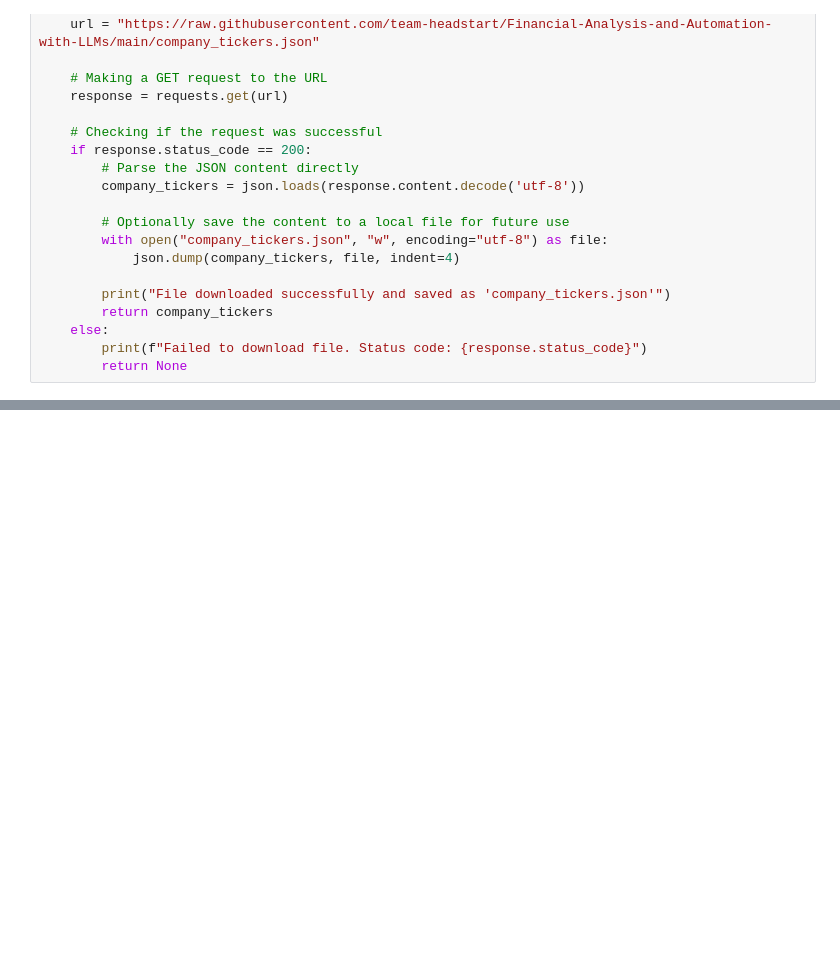
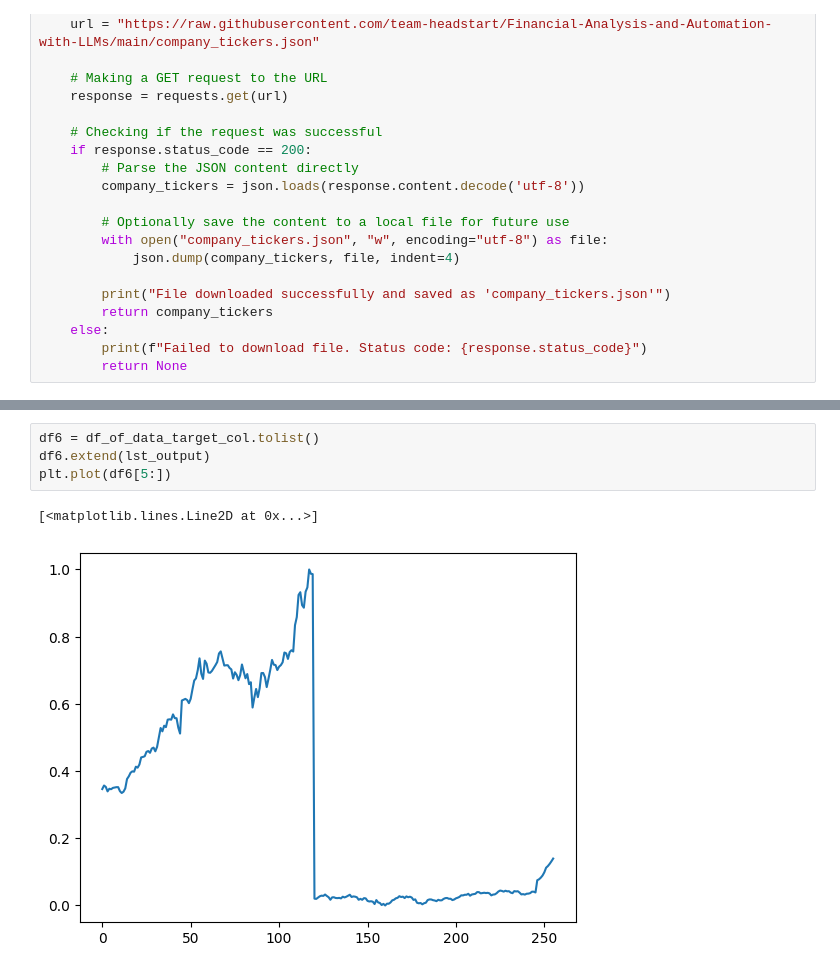
Before and after one commit to venomeh/Financial-Analysis-Automation, a Jupyter notebook: Financial_Analysis_&_Automation.ipynb, the cells around one changed output, grey strips where cells are left out. Cells and saved outputs as stored; diff of their text form; blank space fills up the shorter version.

```diff
--- a/Financial_Analysis_&_Automation.ipynb
+++ b/Financial_Analysis_&_Automation.ipynb
@@ -146,0 +481,7 @@ print(data)
+# %%
+df6 = df_of_data_target_col.tolist()
+df6.extend(lst_output)
+plt.plot(df6[5:])
+# %% [output]
+[<matplotlib.lines.Line2D at 0x...>]
+[figure, added]
```
Also changed, not shown: parts of 59 cells of this notebook.
